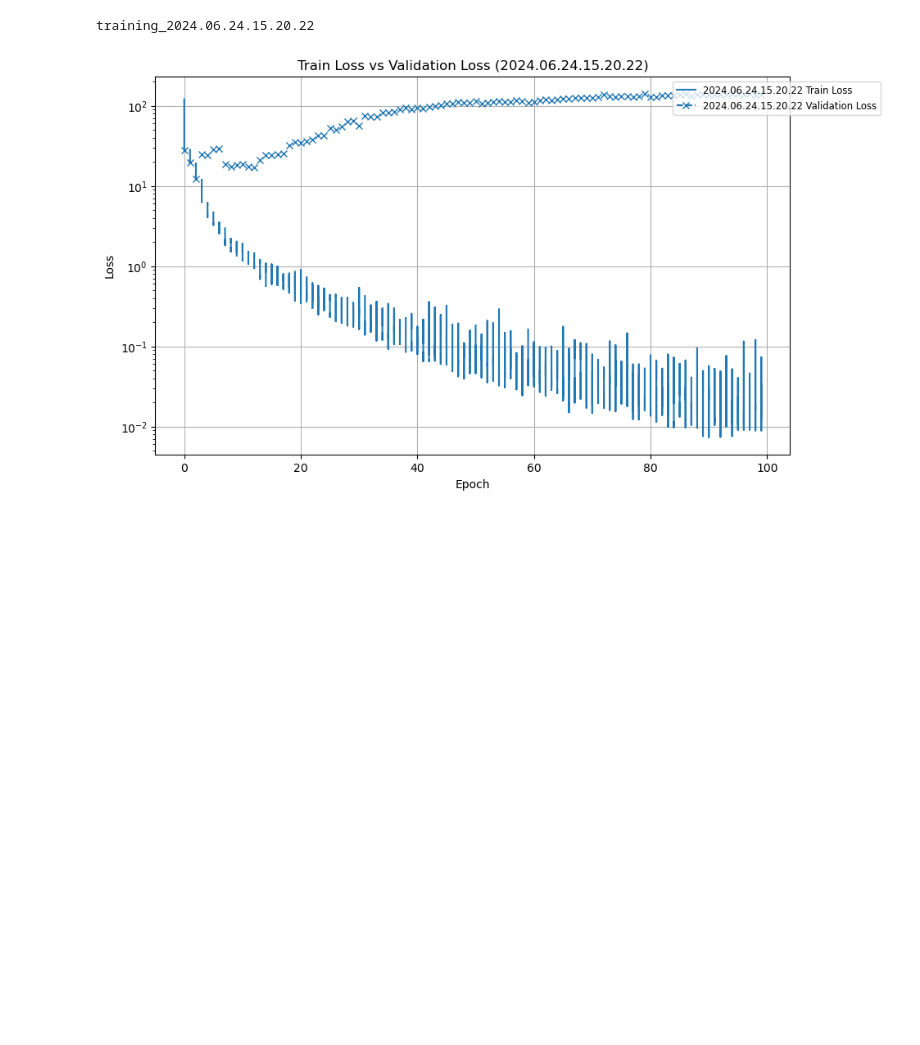
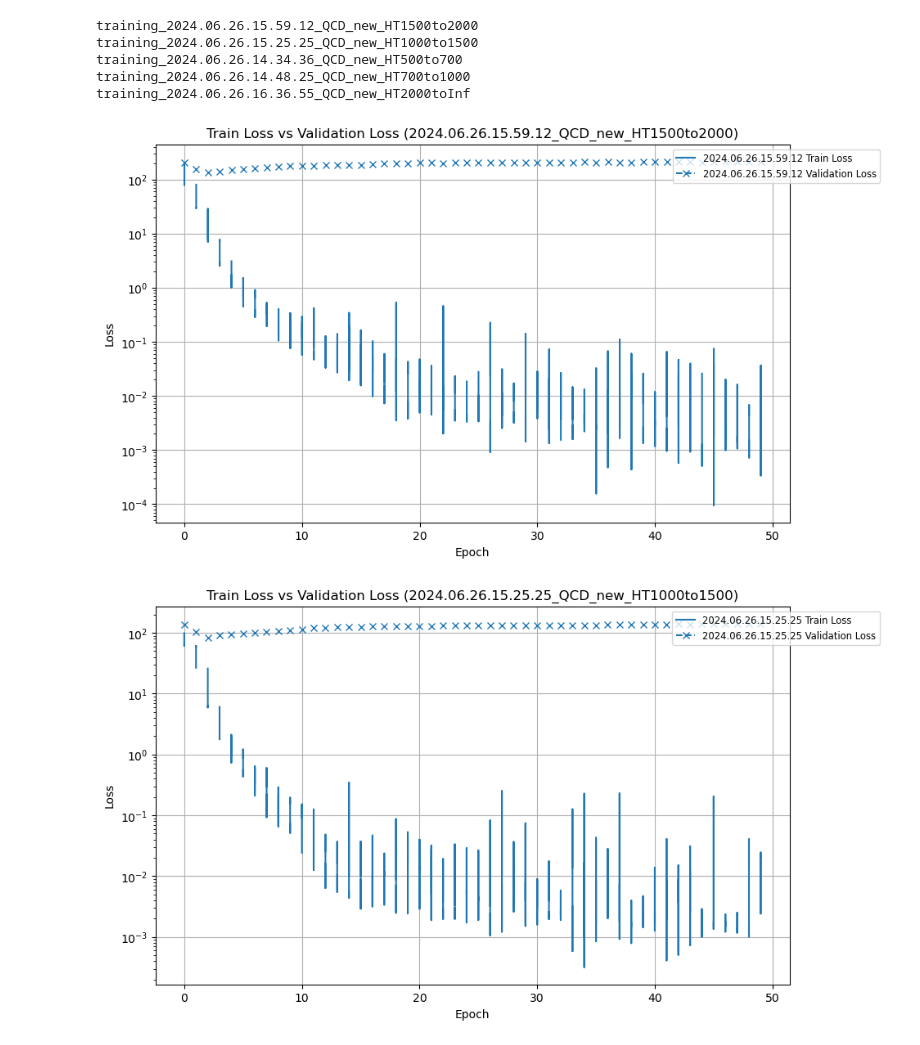
Before and after one commit to akanugan/unsupervised-search, a Jupyter notebook: experiments/minimal/plot_metrics.ipynb, the cells around one changed output. Cells and saved outputs as stored; diff of their text form; code cells hidden in the pictures; blank space fills up the shorter version.

```diff
--- a/experiments/minimal/plot_metrics.ipynb
+++ b/experiments/minimal/plot_metrics.ipynb
@@ -5,13 +5,13 @@ import matplotlib.pyplot as plt
 import numpy as np
 
 def plot_metrics():
-    #folders = [folder for folder in os.listdir('.') if os.path.isdir(folder)]
-    folders = ['training_2024.06.24.15.20.22']
+    folders = [folder for folder in os.listdir('.') if os.path.isdir(folder) and 'training_2024.06.26' in folder]
+    #folders = ['training_2024.06.26']
     slice_data = {}
 
     for folder in folders:
         print(folder)
-        slice_name = '_'.join(folder.split('_')[1:2])
+        slice_name = '_'.join(folder.split('_')[1:6])
 
 
         csv_file_path = os.path.join(folder, 'lightning_logs', 'version_0', 'metrics.csv')
@@ -33,32 +33,37 @@ def plot_metrics():
         for i, (folder, df) in enumerate(data):
             label = folder.split('_')[1]
 
             color = colors[i % len(colors)]
 
             if 'epoch' in df.columns and 'train_loss' in df.columns:
                 plt.plot(df['epoch'] + i * offset, df['train_loss'], label=f'{label} Train Loss', linestyle='-', linewidth=1.5, color=color)
 
             if 'epoch' in df.columns and 'val_loss/dataloader_idx_0' in df.columns:
                 plt.plot(df['epoch'] + i * offset, df['val_loss/dataloader_idx_0'], label=f'{label} Validation Loss', linestyle='--', marker='x', linewidth=1.5, color=color)
 
             if 'epoch' in df.columns and 'val_loss_epoch' in df.columns:
                 plt.plot(df['epoch'] + i * offset, df['val_loss_epoch'], label=f'{label} Validation Loss', linestyle='--', marker='x', linewidth=1.5, color=color)
 
         plt.xlabel('Epoch')
         plt.ylabel('Loss')
         plt.title(f'Train Loss vs Validation Loss ({slice_name})')
         plt.yscale('log')
         plt.grid(True)
 
 
         # all_epochs = np.concatenate([df['epoch'] for _, df in data])
         # unique_epochs = np.unique(all_epochs)
         # plt.xticks(unique_epochs)
 
         plt.legend(fontsize='small', loc='upper right', bbox_to_anchor=(1.15, 1))
         plt.show()
 
 plot_metrics()
 # %% [output]
-training_2024.06.24.15.20.22
+training_2024.06.26.15.59.12_QCD_new_HT1500to2000
+training_2024.06.26.15.25.25_QCD_new_HT1000to1500
+training_2024.06.26.14.34.36_QCD_new_HT500to700
+training_2024.06.26.14.48.25_QCD_new_HT700to1000
+training_2024.06.26.16.36.55_QCD_new_HT2000toInf
-[figure, old version]
+[figure, new version]
+[figure, added]
```
Also changed, not shown: parts of 1 cell of this notebook, 3 other files.
